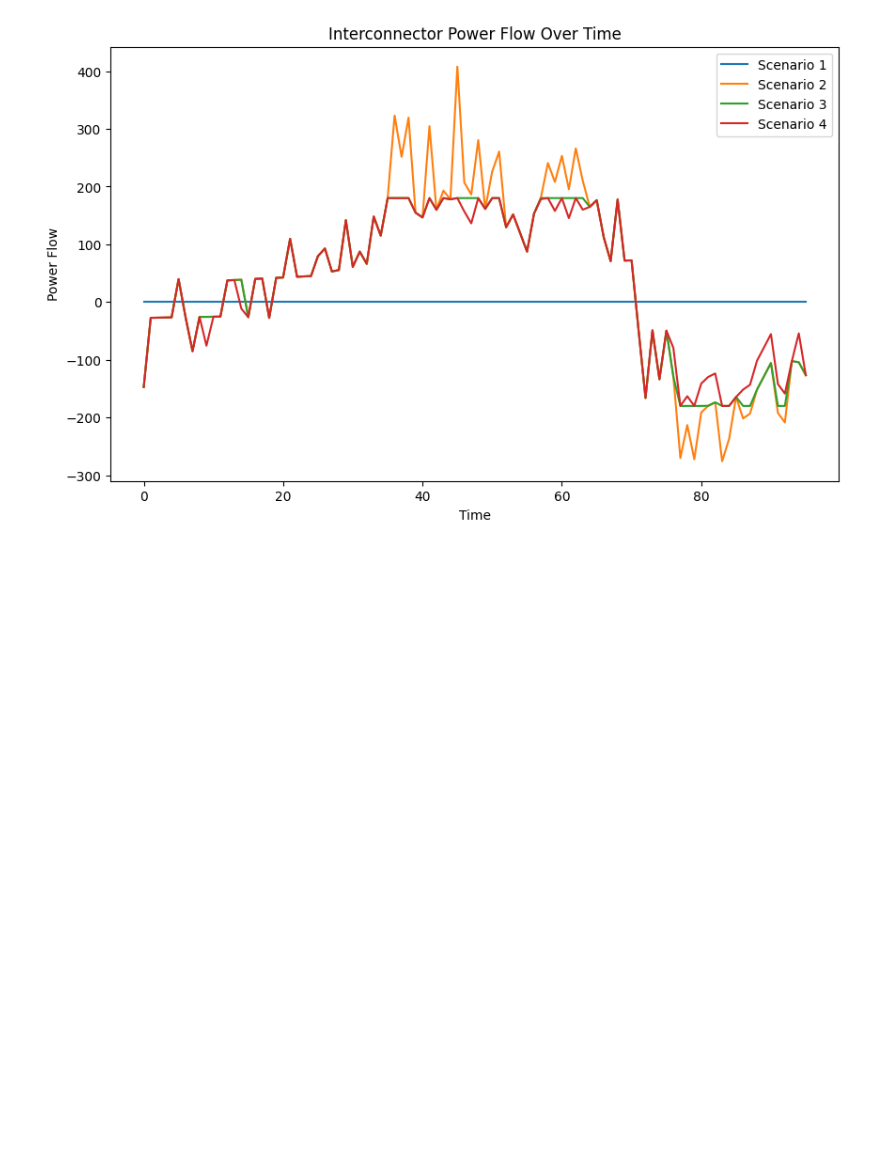
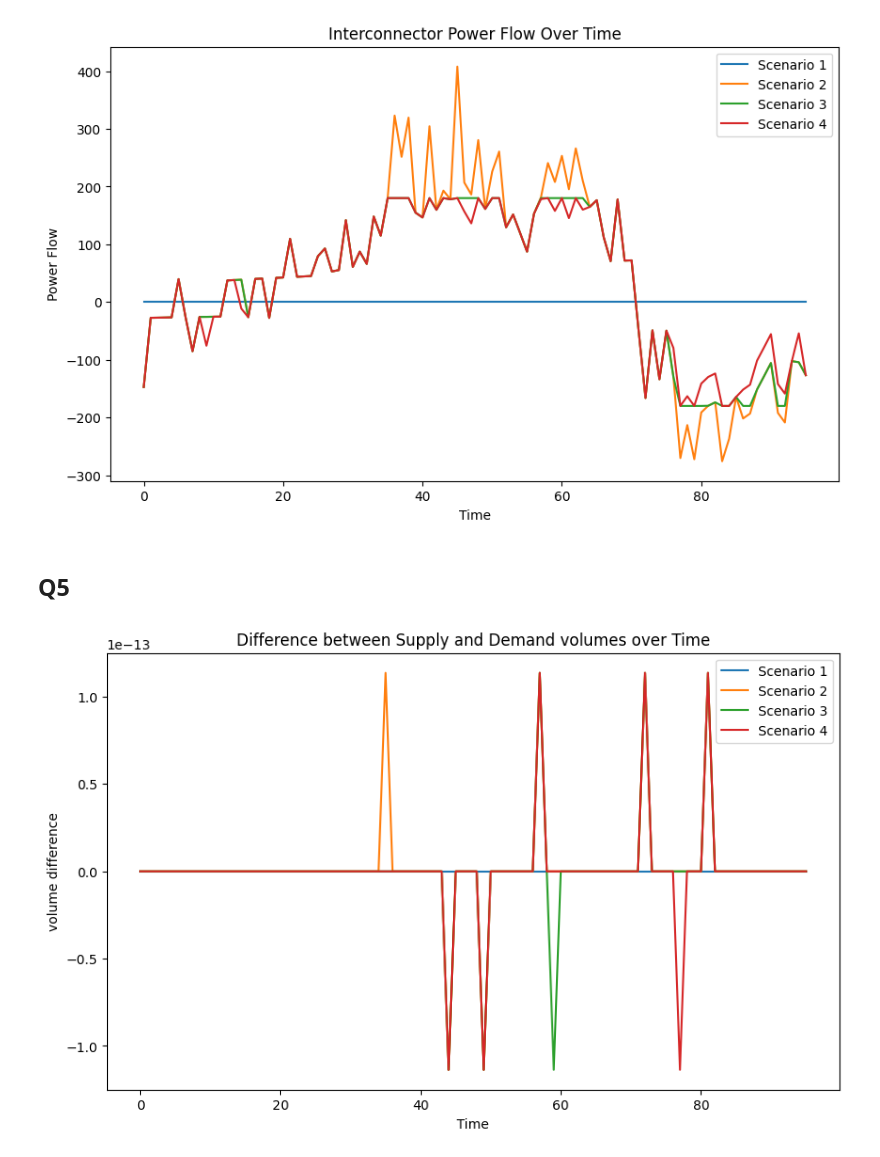
Before and after one commit to zeskeertwee/5XWA0_assignment2, a Jupyter notebook: main.ipynb, the cells around one changed output. Cells and saved outputs as stored; diff of their text form; code cells hidden in the pictures; blank space fills up the shorter version.

```diff
--- a/main.ipynb
+++ b/main.ipynb
@@ -264,3 +264,53 @@ plt.legend()
 plt.show()
 # %% [output]
 [figure]
+# %% [markdown]
+## Q5
+# %%
+# electricity price and supply and demand volumes in each area over time in Scenarios 1-4
+
+# solve model
+solver = pyomo.SolverFactory('gurobi')
+electricity_results = {}
+supply_results = {}
+demand_results = {}
+
+for i, params in scenarios.items():
+        model.Fmax = params['Fmax']
+        model.K[0] = params['K']
+        model.K[1] = params['K']
+
+        solver.solve(model)
+        #electricity_results[Z][i] = [pyomo.value(model.F[t]) for t in model.T]
+        supply_results[i] = [pyomo.value(model.S[0,t]) + pyomo.value(model.S[1,t]) for t in model.T]
+        demand_results[i] = [pyomo.value(model.D[0,t]) + pyomo.value(model.D[1,t]) for t in model.T]
+
+# plot electricity price in each area over time for each scenario
+#plt.figure(figsize=(10,6))
+#for i, params in scenarios.items():
+    #for Z in model.Z:
+        #plt.plot(electricity_results[Z][i], label=f'Area {Z}, Scenario {i}')
+#plt.xlabel('Time')
+#plt.ylabel('Electricity price')
+#plt.title('Electricity prices in each area over time')
+#plt.legend()
+#plt.show()
+
+# electricity price calculations
+#for i, params in scenarios.items():
+        #print(f'Minimum electricity price in scenario {i}: {min(electricity_results[i])}')
+        #print(f'Average electricity price in scenario {i}: {np.mean(electricity_results[i])}')
+        #print(f'Maximum electricity price in scenario {i}: {max(electricity_results[i])}')
+
+
+# plot difference between supply and demand volumes over time for each scenario
+plt.figure(figsize=(10,6))
+for i, params in scenarios.items():
+    plt.plot([s-d for s, d in zip(supply_results[i], demand_results[i])], label=f'Scenario {i}')
+plt.xlabel('Time')
+plt.ylabel('volume difference')
+plt.title('Difference between Supply and Demand volumes over Time')
+plt.legend()
+plt.show()
+# %% [output]
+[figure, added]
```
Also changed, not shown: parts of 1 cell of this notebook.
